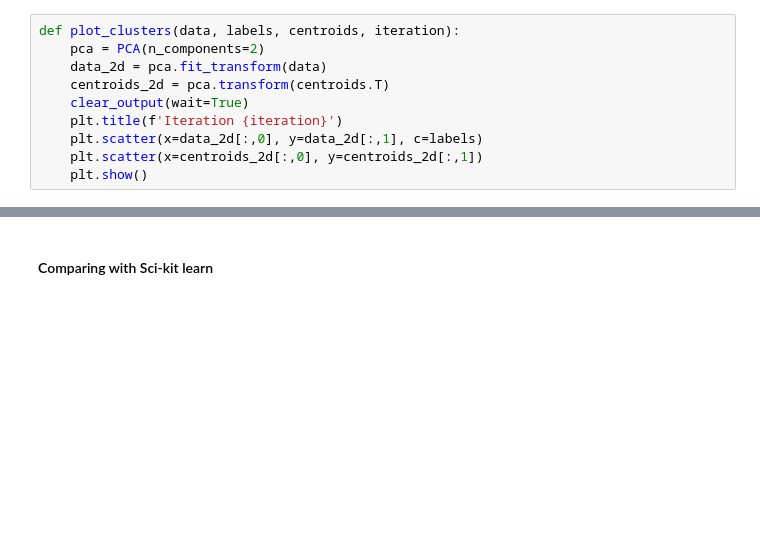
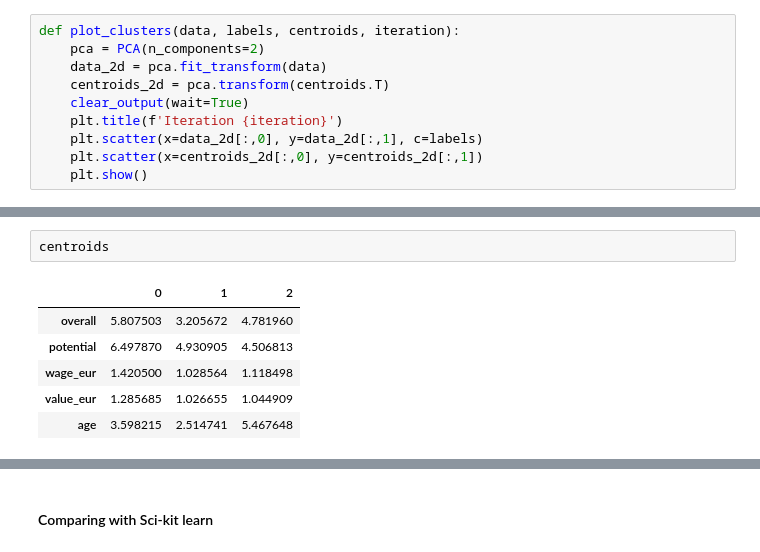
Before and after one commit to robinyUArizona/KMean-Clustering-from-Scratch, a Jupyter notebook: notebooks/kmeans-from-scratch.ipynb, the cells around one changed output, grey strips where cells are left out. Drawn from its saved outputs; the diff is of its cells as text; blank space fills up the shorter version.

```diff
--- a/notebooks/kmeans-from-scratch.ipynb
+++ b/notebooks/kmeans-from-scratch.ipynb
@@ -218,0 +219,9 @@ players[labels==0][["short_name"] + features]
+# %%
+centroids
+# %% [output]
+|  | 0 | 1 | 2 |
+| overall | 5.807503 | 3.205672 | 4.781960 |
+| potential | 6.497870 | 4.930905 | 4.506813 |
+| wage_eur | 1.420500 | 1.028564 | 1.118498 |
+| value_eur | 1.285685 | 1.026655 | 1.044909 |
+| age | 3.598215 | 2.514741 | 5.467648 |
```
Also changed, not shown: parts of 19 cells of this notebook.
